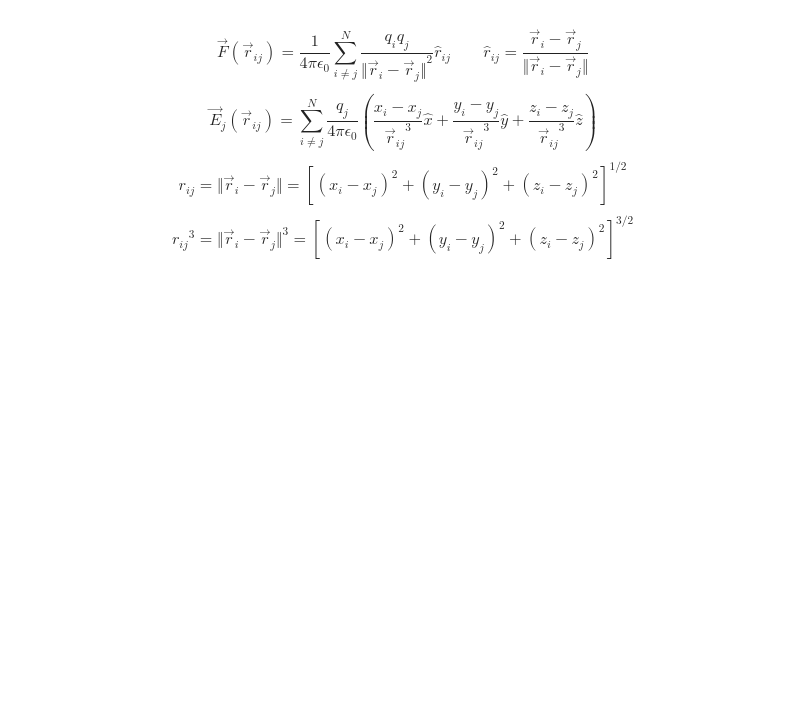
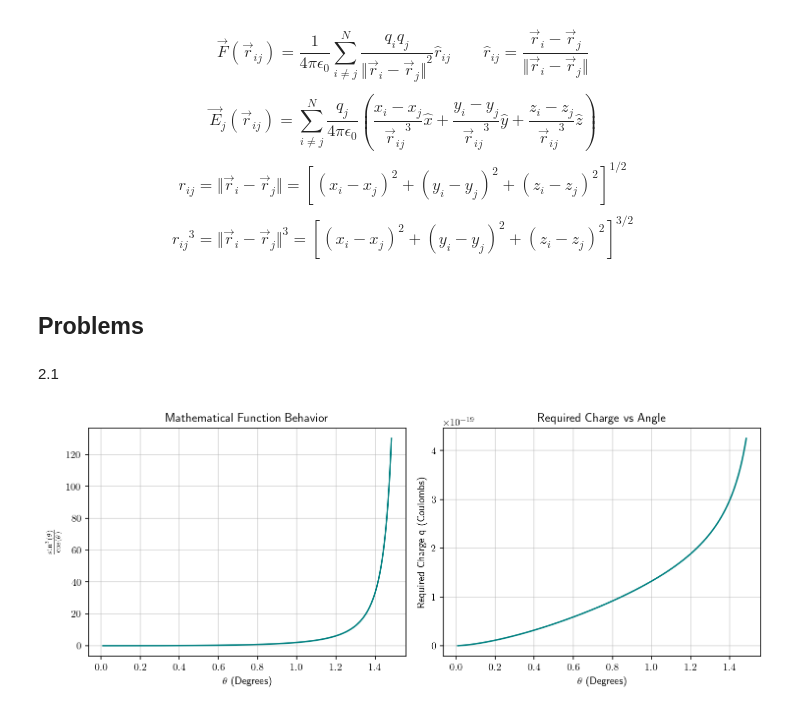
Before and after one commit to XDMustafa/Electromagnetic-Milford-Solution, a Jupyter notebook: Notebook/Miford_sol2.ipynb, the cells around one changed output. Cells and saved outputs as stored; diff of their text form; code cells hidden in the pictures; blank space fills up the shorter version.

```diff
--- a/Notebook/Miford_sol2.ipynb
+++ b/Notebook/Miford_sol2.ipynb
@@ -6,7 +6,9 @@ CHAPTER 2.Electrostatics
 import numpy as np
 import scipy as sp
 import sympy as smp
+import matplotlib.pyplot as plt
 from sympy.vector import CoordSys3D
+plt.rcParams['text.usetex'] = True
 #import EMG_T as *
 # %%
 PI = sp.constants.pi
@@ -14,6 +16,7 @@ MU_0 = sp.constants.mu_0
 EPLSILON_0 = sp.constants.epsilon_0
 E_CHARGE = sp.constants.elementary_charge
 ELECTRON_MASS = sp.constants.electron_mass
+GRAVITY = sp.constants.g
 K_COLUMN = 1/(4*PI*EPLSILON_0)
 # %% [markdown]
 <div style="display: flex; justify-content: center; align-items: center; gap: 10px;">
@@ -27,3 +30,34 @@ $$ {r_{ij}} = \Vert \vec{r}_i - \vec{r}_j\Vert = [(x_i-x_j)^2+(y_i-y_j)^2+(z_i-z
 $$ {r_{ij}}^3 = \Vert \vec{r}_i - \vec{r}_j\Vert^3 = [(x_i-x_j)^2+(y_i-y_j)^2+(z_i-z_j)^2]^{3/2} $$
 # %%
 def r_ij(r_i: np.ndarray, r_j: np.ndarray): return np.linalg.norm(r_i-r_j)
+# %% [markdown]
+## Problems
+# %% [markdown]
+2.1
+# %%
+# q = float(input('Enter q: '))
+q = 2
+# m = float(input('Enter mass: '))
+m = ELECTRON_MASS
+# l = float(input('Enter length: '))
+l = 2
+# %%
+theta_range = np.linspace(0.01, np.radians(85), 500)
+alpha = 1/(16*np.pi*EPLSILON_0*m*GRAVITY*l**2)
+q_theta = np.sqrt(np.sin(theta_range)**3/(alpha*np.cos(theta_range)))
+theta_eq = pow((q_theta**2)*alpha,1/3)
+
+fig, (ax1, ax2) = plt.subplots(1, 2,figsize=(10,4),dpi=150)
+for ax in [ax1,ax2]: ax.grid(alpha=0.5)
+ax1.plot(theta_range,np.sin(theta_range)**3/np.cos(theta_range)**2,color='teal')
+ax1.set_xlabel(r'$\theta$ (Degrees)')
+ax1.set_ylabel(r'$\frac{\sin^3(\theta)}{\cos(\theta)}$')
+ax1.set_title('Mathematical Function Behavior')
+ax2.plot(theta_range,q_theta,color='teal')
+ax2.set_xlabel(r'$\theta$ (Degrees)')
+ax2.set_ylabel('Required Charge q (Coulombs)')
+ax2.set_title('Required Charge vs Angle')
+
+plt.tight_layout()
+# %% [output]
+[figure, added]
```
Also changed, not shown: parts of 6 cells of this notebook, 25 other files.
